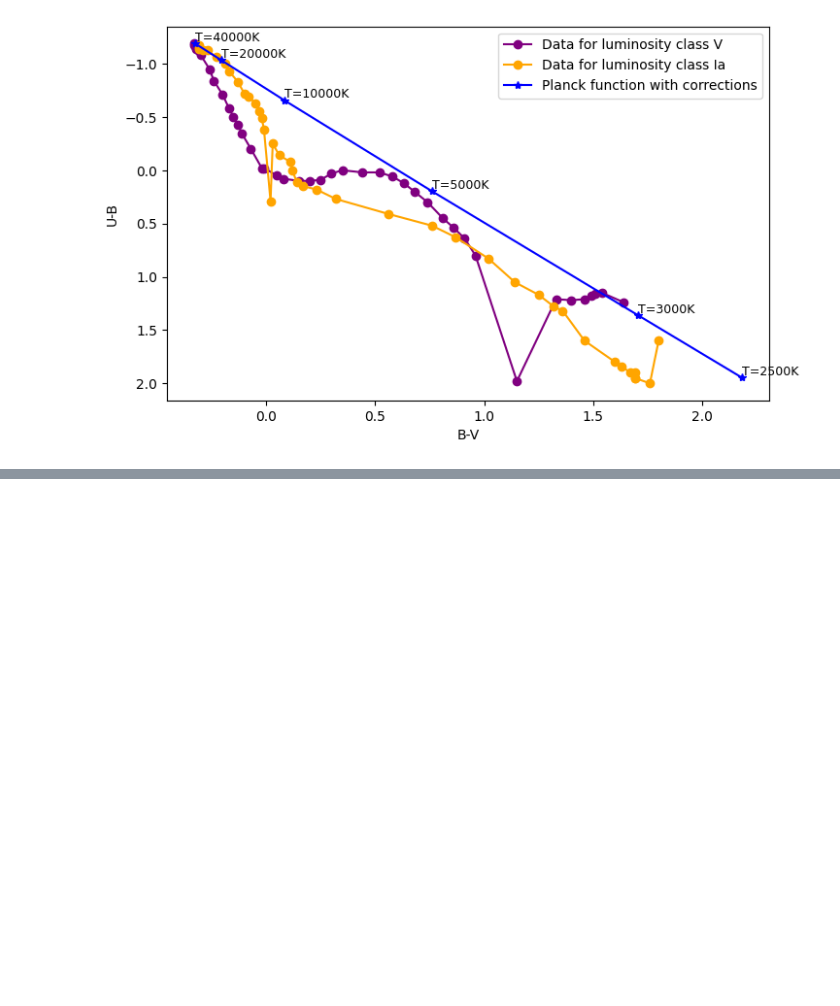
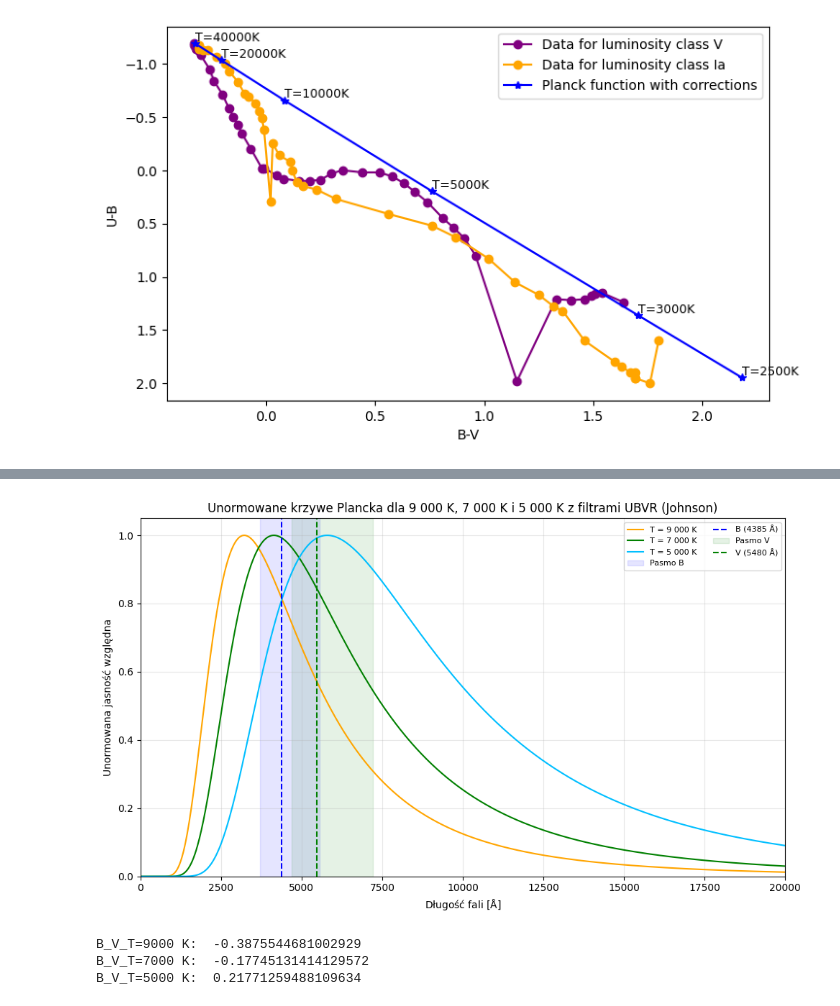
Before and after one commit to ASTR0MNSTR/univ_codes, a Jupyter notebook: 2025_2026/semester_02/inner_stars/zadanie_1/zad1.ipynb, the cells around one changed output, grey strips where cells are left out. Saved outputs shown, nothing was run; the diff lists cells and outputs as text; code cells hidden in the pictures; blank space fills up the shorter version.

```diff
--- a/2025_2026/semester_02/inner_stars/zadanie_1/zad1.ipynb
+++ b/2025_2026/semester_02/inner_stars/zadanie_1/zad1.ipynb
@@ -406,0 +365,67 @@ https://svo2.cab.inta-csic.es/theory/fps3/index.php?id=Generic%2FJohnson.B
+# %%
+# Stałe fizyczne
+h = 6.62607015e-34  #  Planck [J s]
+c = 2.99792458e8    # prędkość światła [m/s]
+k = 1.380649e-23     # Boltzmann [J/K]
+
+def planck(wavelength, T):
+    a = 2.0 * h * c**2
+    b = h * c / (wavelength * k * T)
+    intensity = a / (wavelength**5 * (np.exp(b) - 1.0))
+    return intensity
+
+lambda_min = 10e-10
+lambda_max = 20000e-10
+wavelengths = np.linspace(lambda_min, lambda_max, 1000)
+
+T_hot = 9000
+T_mid = 7000
+T_cool = 5000
+
+B_hot = planck(wavelengths, T_hot)
+B_mid = planck(wavelengths, T_mid)
+B_cool = planck(wavelengths, T_cool)
+
+B_hot /= B_hot.max()
+B_mid /= B_mid.max()
+B_cool /= B_cool.max()
+
+filters = {
+    # 'U': {'center': 3520.30e-10, 'range': (3010e-10, 4100e-10), 'color': 'violet'},
+    'B': {'center': 4384.51e-10, 'range': (3709e-10, 5550e-10), 'color': 'blue'},
+    'V': {'center': 5479.85e-10, 'range': (4698e-10, 7204e-10), 'color': 'green'},
+    # 'R': {'center': 6846.67e-10, 'range': (5233e-10, 9400e-10), 'color': 'red'},
+}
+
+plt.figure(figsize=(10,6))
+plt.plot(wavelengths*1e10, B_hot, label='T = 9 000 K', color='orange')
+plt.plot(wavelengths*1e10, B_mid, label='T = 7 000 K', color='green')
+plt.plot(wavelengths*1e10, B_cool, label='T = 5 000 K', color='deepskyblue')
+
+for name, f in filters.items():
+    plt.axvspan(f['range'][0]*1e10, f['range'][1]*1e10, color=f['color'], alpha=0.1, label=f'Pasmo {name}')
+    plt.axvline(f['center']*1e10, color=f['color'], linestyle='--', label=f'{name} ({f["center"]*1e10:.0f} Å)')
+
+plt.xlabel(r'Długość fali [$\rm \AA$]')
+plt.ylabel('Unormowana jasność względna')
+plt.title('Unormowane krzywe Plancka dla 9 000 K, 7 000 K i 5 000 K z filtrami UBVR (Johnson)')
+plt.legend(loc='upper right', fontsize=8, ncol=2)
+plt.xlim(0, 20000)
+plt.ylim(0, 1.05)
+plt.grid(True, alpha=0.3)
+plt.tight_layout()
+plt.show()
+# %% [output]
+[figure, added]
+# %%
+B_V_hot = -2.5*np.log10(planck(4385e-10, T_hot) / planck(5480e-10, T_hot))
+B_V_mid = -2.5*np.log10(planck(4385e-10, T_mid) / planck(5480e-10, T_mid))
+B_V_cold = -2.5*np.log10(planck(4385e-10, T_cool) / planck(5480e-10, T_cool))
+
+print("B_V_T=9000 K: ", B_V_hot)
+print("B_V_T=7000 K: ", B_V_mid)
+print("B_V_T=5000 K: ", B_V_cold)
+# %% [output]
+B_V_T=9000 K:  -0.3875544681002929
+B_V_T=7000 K:  -0.17745131414129572
+B_V_T=5000 K:  0.21771259488109634
```
Also changed, not shown: parts of 20 cells of this notebook.
